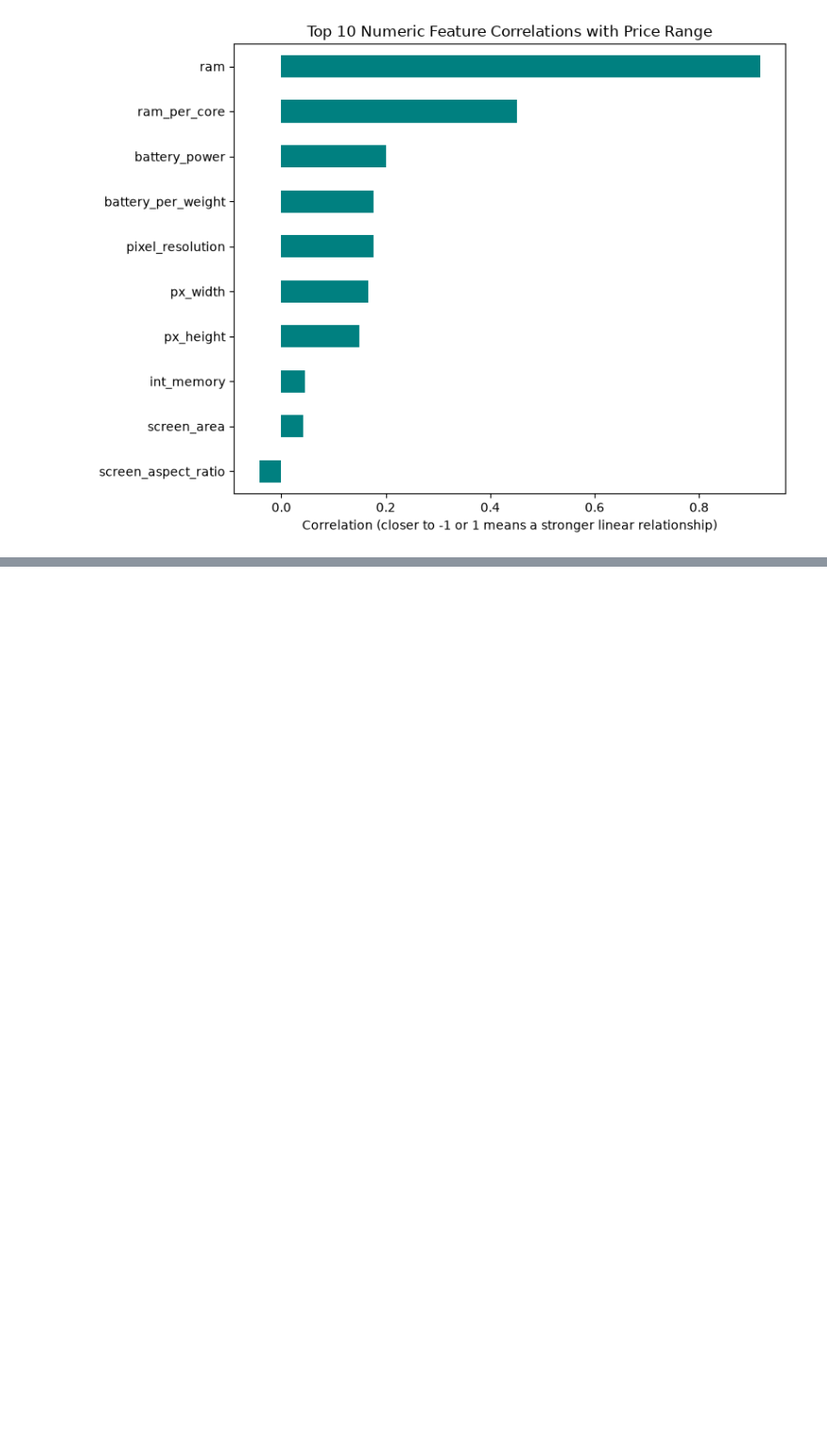
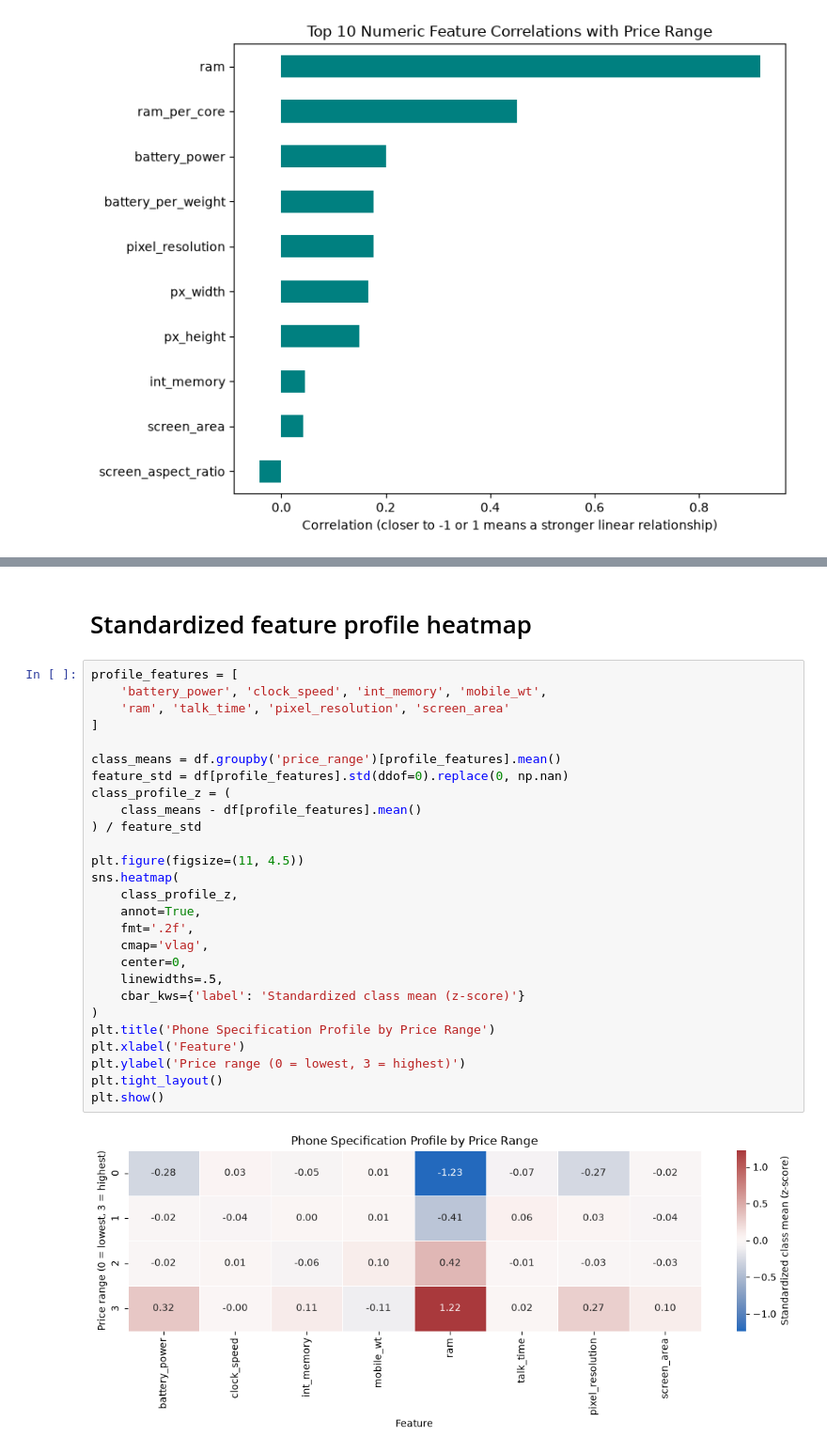
Before and after one commit to AmitParmar20/Cell-Phone-Price-Prediction-Model, a Jupyter notebook: CellPhone_Price_Prediction_model.ipynb, the cells around one changed output, grey strips where cells are left out. Shown at 94% size. Cells and saved outputs as stored; diff of their text form; blank space fills up the shorter version.

```diff
--- a/CellPhone_Price_Prediction_model.ipynb
+++ b/CellPhone_Price_Prediction_model.ipynb
@@ -415,0 +371,31 @@ plt.show()
+# %% [markdown]
+# Standardized feature profile heatmap
+# %%
+profile_features = [
+    'battery_power', 'clock_speed', 'int_memory', 'mobile_wt',
+    'ram', 'talk_time', 'pixel_resolution', 'screen_area'
+]
+
+class_means = df.groupby('price_range')[profile_features].mean()
+feature_std = df[profile_features].std(ddof=0).replace(0, np.nan)
+class_profile_z = (
+    class_means - df[profile_features].mean()
+) / feature_std
+
+plt.figure(figsize=(11, 4.5))
+sns.heatmap(
+    class_profile_z,
+    annot=True,
+    fmt='.2f',
+    cmap='vlag',
+    center=0,
+    linewidths=.5,
+    cbar_kws={'label': 'Standardized class mean (z-score)'}
+)
+plt.title('Phone Specification Profile by Price Range')
+plt.xlabel('Feature')
+plt.ylabel('Price range (0 = lowest, 3 = highest)')
+plt.tight_layout()
+plt.show()
+# %% [output]
+[figure, added]
```
Also changed, not shown: parts of 18 cells of this notebook.
